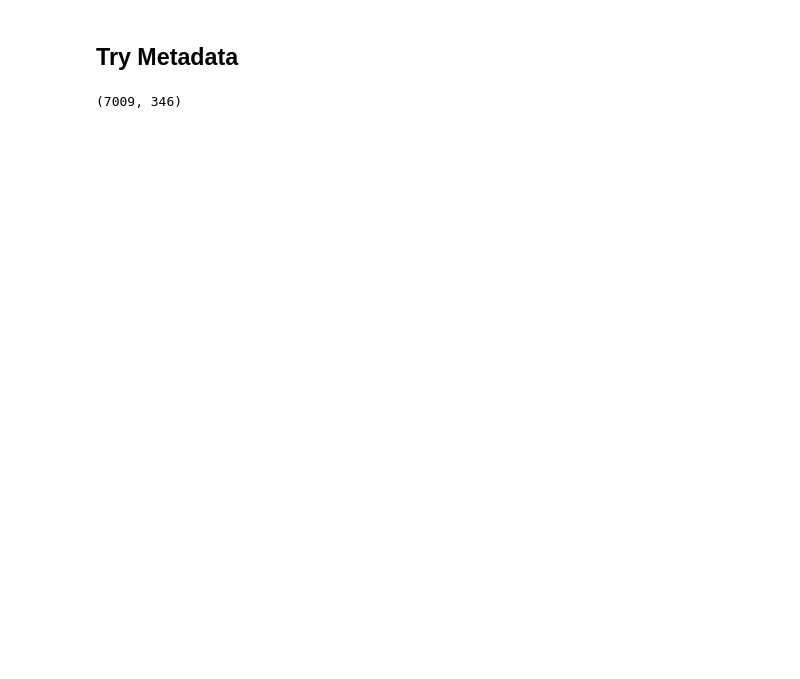
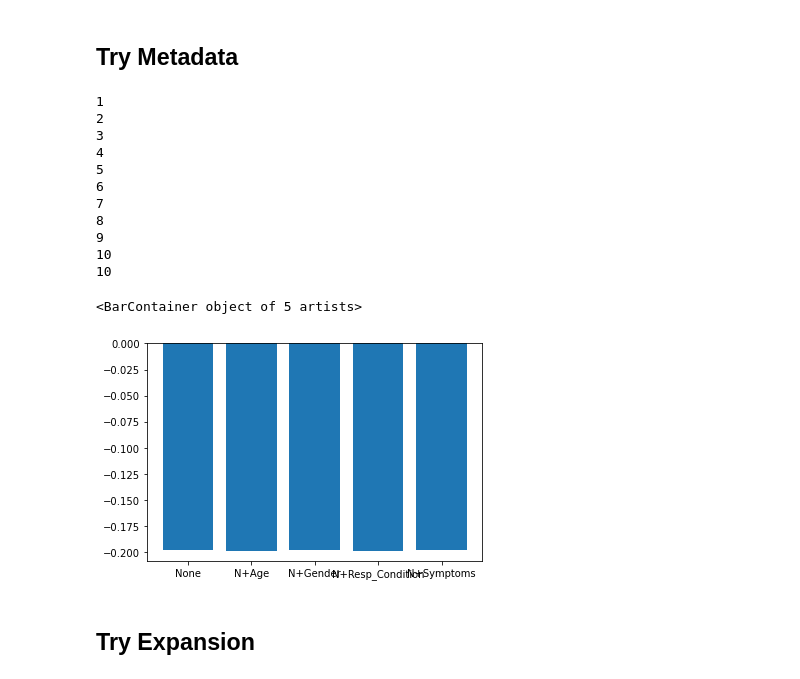
Before and after one commit to clelf/ML_Project2, a Jupyter notebook: scripts/P2 - EDA.ipynb, the cells around one changed output. Saved outputs shown, nothing was run; the diff lists cells and outputs as text; code cells hidden in the pictures; blank space fills up the shorter version.

```diff
--- a/scripts/P2 - EDA.ipynb
+++ b/scripts/P2 - EDA.ipynb
@@ -143,14 +154,0 @@ sns.heatmap(corr, mask=mask, cmap=cmap, vmax=.3, center=0,
-# %%
-from data_transformations import *
-i = corr[((corr > 0.8)) | (corr < -0.8) ].fillna(0)
-i = i[i<1.0]
-i = i[i>-1.0]
-new = i**2
-new[new.isnull()==True]=0
-sumnew=new.sum(axis=0)
-ind_=sumnew[sumnew>0]
-print(ind_)
-ind_=ind_.index[1:]
-final=df.drop(ind_,axis=1)
-
-final
@@ -564 +478,60 @@ test3
+# %%
+from data_transformations import*
+import math
+import statistics
+names=['None', 'Age','Gender','Resp_Condition','Symptoms']
+tests=[]
+tests_None=[]
+tests_Age=[]
+tests_Gender=[]
+tests_Resp_Condition=[]
+tests_Symptoms=[]
+j=0
+while j < 10 :
+    j+=1
+    print(j)
+    for k in names:
+        new=df
+        for i in names:
+            if i!=k and i!='None':
+                new=new.drop(i,axis=1)
+        new = ih.index_df_by_person(new)
+        new = ih.categorical_float_to_int(new)
+        new = ih.categorical_to_dummy(new)
+        if k == 'None':
+            tests_None.append(test_LogReg(new)-0.7)
+        elif k=='Age':
+            tests_Age.append(test_LogReg(new)-0.7)
+        elif k=='Gender':
+            tests_Gender.append(test_LogReg(new)-0.7)
+        elif k=='Resp_Condition':
+            tests_Resp_Condition.append(test_LogReg(new)-0.7)
+        elif k=='Symptoms':
+            tests_Symptoms.append(test_LogReg(new)-0.7)
+
+print(len(tests_None))
+tests.append(statistics.mean(tests_None))
+tests.append(statistics.mean(tests_Age))
+tests.append(statistics.mean(tests_Gender))
+tests.append(statistics.mean(tests_Resp_Condition))
+tests.append(statistics.mean(tests_Symptoms))
+
+names_plot=['None', 'N+Age','N+Gender','N+Resp_Condition','N+Symptoms']
+plt.bar(names_plot, tests)
+# %% [output]
+1
+2
+3
+4
+5
+6
+7
+8
+9
+10
+10
+<BarContainer object of 5 artists>
+[figure, added]
+# %% [markdown]
+## Try Expansion
 # %%
@@ -570,4 +540,0 @@ df = ih.categorical_to_dummy(df)
-# %%
-df.shape
-# %% [output]
-(7009, 346)
```
Also changed, not shown: parts of 26 cells of this notebook.
